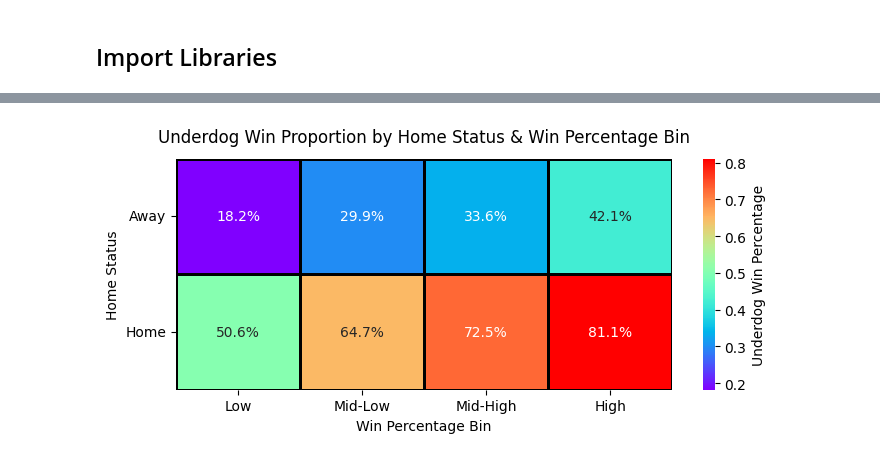
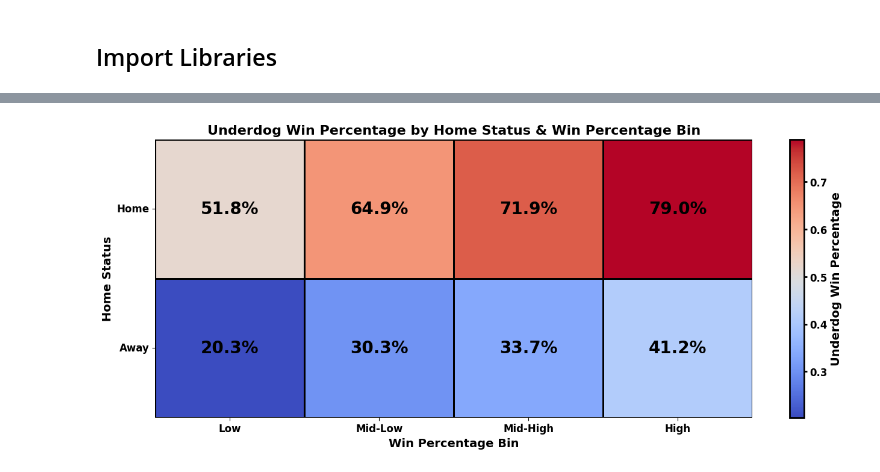
Before and after one commit to vys5hb/Design-Final, a Jupyter notebook: explore_data.ipynb, the cells around one changed output, grey strips where cells are left out. Saved outputs shown, nothing was run; the diff lists cells and outputs as text; code cells hidden in the pictures.

```diff
--- a/explore_data.ipynb
+++ b/explore_data.ipynb
@@ -19,5 +31,12 @@ games = pd.read_csv('nba_data/nba_games_all.csv')
 # No betting data before 2007
 games = games[games['season_year'] >= 2007]
 # Drop unnecessary columns
-games = games.drop(columns=['game_date', 'matchup', 'w', 'l', 'season_year', 'min', 'fgm', 'fga', 'fg_pct', 'fg3m', 'fg3a',
+games = games.drop(columns=['matchup', 'w', 'l', 'season_year', 'min', 'fgm', 'fga', 'fg_pct', 'fg3m', 'fg3a',
                     'fg3_pct', 'ftm', 'fta', 'ft_pct', 'oreb', 'dreb', 'reb', 'ast', 'stl', 'blk', 'tov', 'pf', 'pts', 'season'])
+
+# Load the CSV (moneylines)
+lines = pd.read_csv('nba_data/nba_betting_money_line.csv')
+# Create filtered moneyline dataset
+lines = lines[lines['book_name'] == 'BetOnline']
+# Drop unnecessary columns
+lines = lines.drop(columns=['book_name', 'book_id']).reset_index(drop=True)
@@ -42,9 +43,11 @@ games.head()
 # %%
 # Merge games & bets dataset on game_id
 df = games.merge(bets[['game_id', 'spread1', 'spread2']], on='game_id', how='left')
+df = df.merge(lines[['game_id', 'price1', 'price2']], on='game_id', how='inner')
 # Filter the dataset to include only games where spread1 > 0, underdogs
 # Drop duplicate game_ids and nulls
 df = df[df['spread1'] > 0].drop_duplicates(subset=['game_id'], keep='first').dropna(subset='w_pct')
+df = df[df['price1'] > 0]
 # Create is_upset column: True if a team with spread1 > 0, wins
 df['is_upset'] = ((df['spread1'] > 0) & (df['wl'] == 'W'))
 # Remove 'Pre Season' games
@@ -250,36 +252,50 @@ plt.show()
 # %%
-# Extract bin level from 'home_w_pct_bin' (removes Home/Away prefix)
+# Extract bin level from 'home_w_pct_bin'
 upset_summary['w_pct_bin'] = (
     upset_summary['home_w_pct_bin']
     .str.extract(r'(Low|Mid-Low|Mid-High|High)')[0]
 )
-# Optional: define order for consistent display
+# Set bin order
 bin_order = ['Low', 'Mid-Low', 'Mid-High', 'High']
 
-# Pivot: Home/Away on y-axis, Win% bins on x-axis
+# Home/Away on y-axis, Win% bins on x-axis
 heat = (
     upset_summary
     .pivot(index='home_status', columns='w_pct_bin', values='prop')
-    .reindex(index=['Away', 'Home'], columns=bin_order)
+    .reindex(index=['Home', 'Away'], columns=bin_order)
 )
 
-# Plot heatmap
-plt.figure(figsize=(8, 3))
+# Heatmap of underdog win percentage by home status and win percentage bin
+# Same as the bar plot, formatted different
+plt.figure(figsize=(16, 6))
 sns.heatmap(
     heat,
     annot=True,
     fmt=".1%",
-    cmap='rainbow',
+    cmap='coolwarm',
     linecolor='black',
-    linewidths=.75,
+    linewidths=1,
+    annot_kws={'size': 20,
+               'fontweight': 'bold',
+               'color': 'black'},
     cbar_kws={'label': 'Underdog Win Percentage'}
 )
 
 # Labels and formatting
-plt.title("Underdog Win Proportion by Home Status & Win Percentage Bin", pad=12)
-plt.xlabel("Win Percentage Bin")
-plt.ylabel("Home Status")
-plt.yticks(rotation=0)
+plt.title('Underdog Win Percentage by Home Status & Win Percentage Bin', fontsize=16, fontweight='bold')
+plt.xlabel('Win Percentage Bin', fontsize=14, fontweight='bold')
+plt.ylabel('Home Status', fontsize=14, fontweight='bold')
+plt.xticks(fontsize=12, fontweight='bold')
+plt.yticks(fontsize=12, fontweight='bold', rotation=0)
+# Get current axes and cbar
+ax = plt.gca()
+cbar = ax.collections[0].colorbar
+cbar.set_label('Underdog Win Percentage',fontsize=14,fontweight='bold')
+cbar.outline.set_linewidth(2)
+# Bold cbar tick labels
+cbar.ax.tick_params(labelsize=12, width=2)
+for tick in cbar.ax.get_yticklabels():
+    tick.set_fontweight('bold')
 plt.show()
 # %% [output]
-[figure, old version]
+[figure, new version]
```
Also changed, not shown: parts of 15 cells of this notebook, 4 other files.
